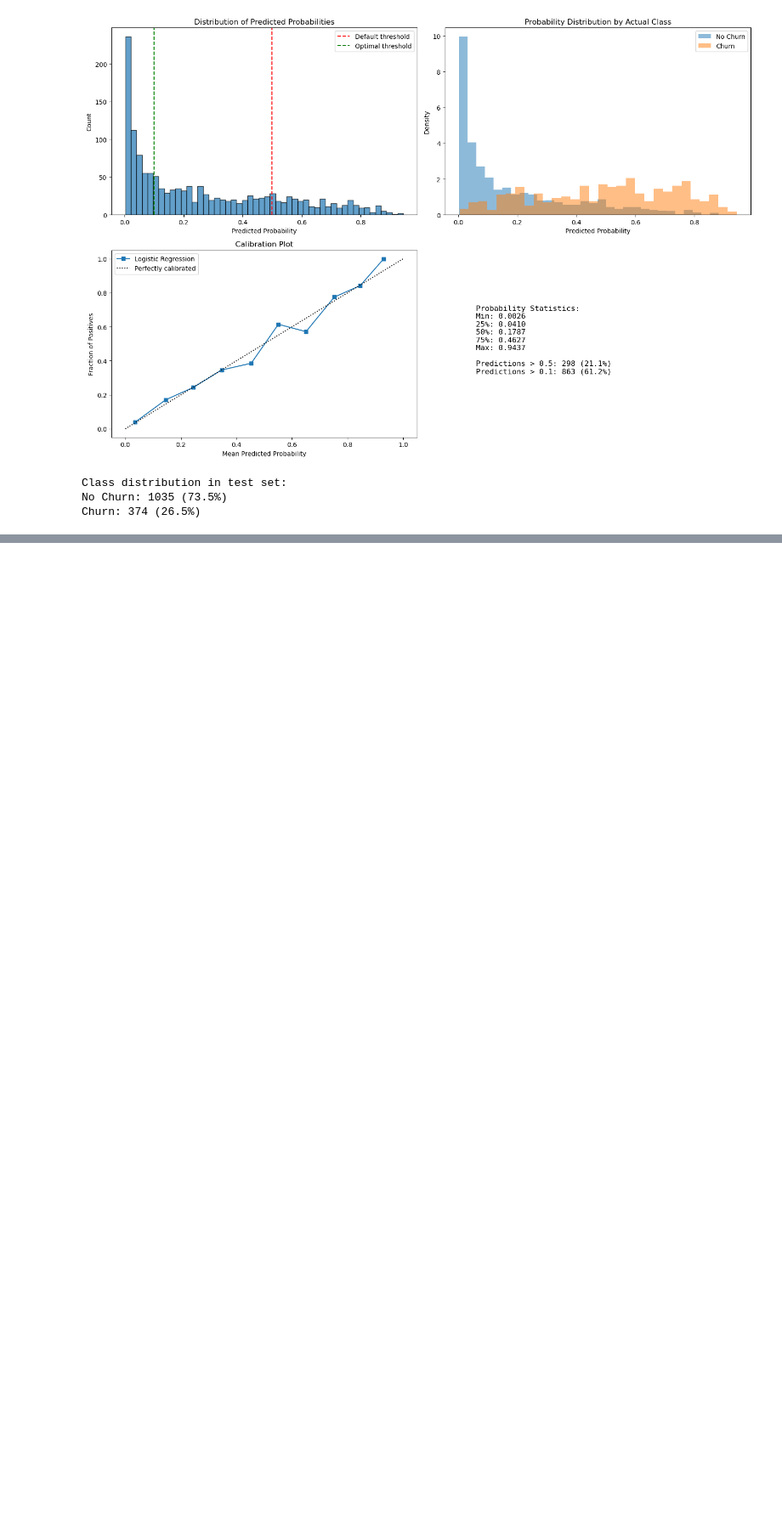
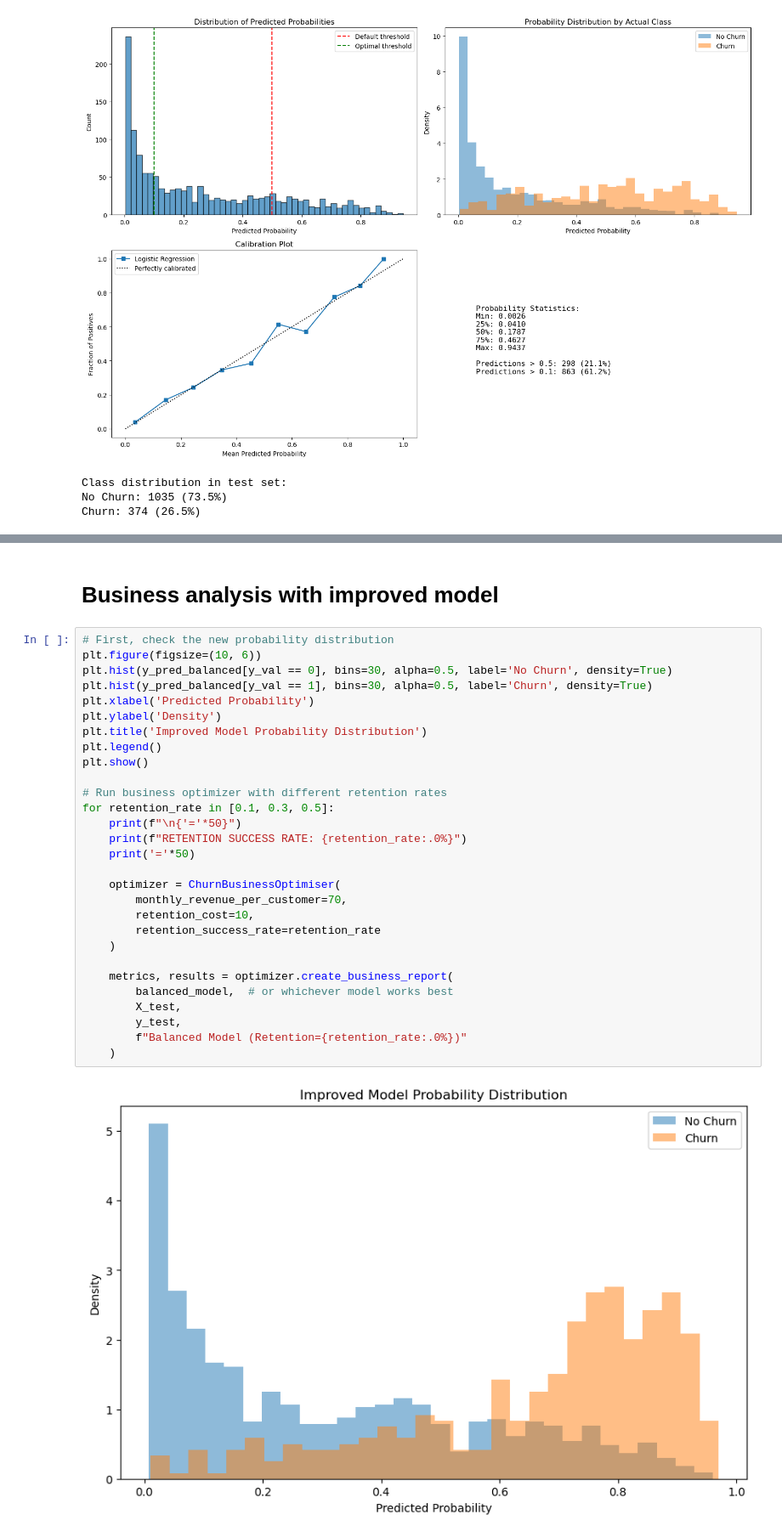
Before and after one commit to Muhammadali1029/churn-prediction-project, a Jupyter notebook: churn-prediction/notebooks/02_model_development.ipynb, the cells around one changed output, grey strips where cells are left out. Shown at 85% size. Drawn from its saved outputs; the diff is of its cells as text; blank space fills up the shorter version.

```diff
--- a/churn-prediction/notebooks/02_model_development.ipynb
+++ b/churn-prediction/notebooks/02_model_development.ipynb
@@ -291,0 +435,33 @@ Churn: 374 (26.5%)
+# %% [markdown]
+# Business analysis with improved model
+# %%
+# First, check the new probability distribution
+plt.figure(figsize=(10, 6))
+plt.hist(y_pred_balanced[y_val == 0], bins=30, alpha=0.5, label='No Churn', density=True)
+plt.hist(y_pred_balanced[y_val == 1], bins=30, alpha=0.5, label='Churn', density=True)
+plt.xlabel('Predicted Probability')
+plt.ylabel('Density')
+plt.title('Improved Model Probability Distribution')
+plt.legend()
+plt.show()
+
+# Run business optimizer with different retention rates
+for retention_rate in [0.1, 0.3, 0.5]:
+    print(f"\n{'='*50}")
+    print(f"RETENTION SUCCESS RATE: {retention_rate:.0%}")
+    print('='*50)
+
+    optimizer = ChurnBusinessOptimiser(
+        monthly_revenue_per_customer=70,
+        retention_cost=10,
+        retention_success_rate=retention_rate
+    )
+
+    metrics, results = optimizer.create_business_report(
+        balanced_model,  # or whichever model works best
+        X_test,
+        y_test,
+        f"Balanced Model (Retention={retention_rate:.0%})"
+    )
+# %% [output]
+[figure, added]
```
Also changed, not shown: parts of 8 cells of this notebook, 1 other file.
